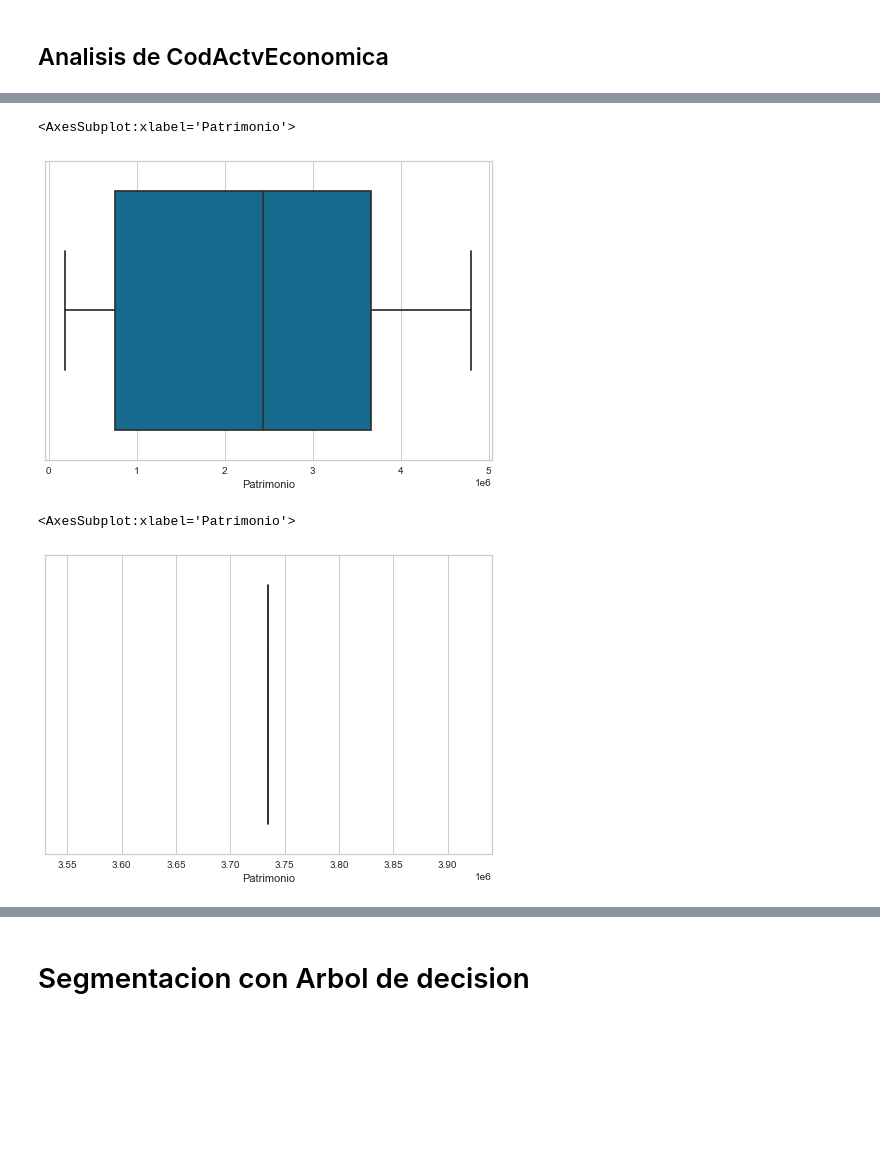
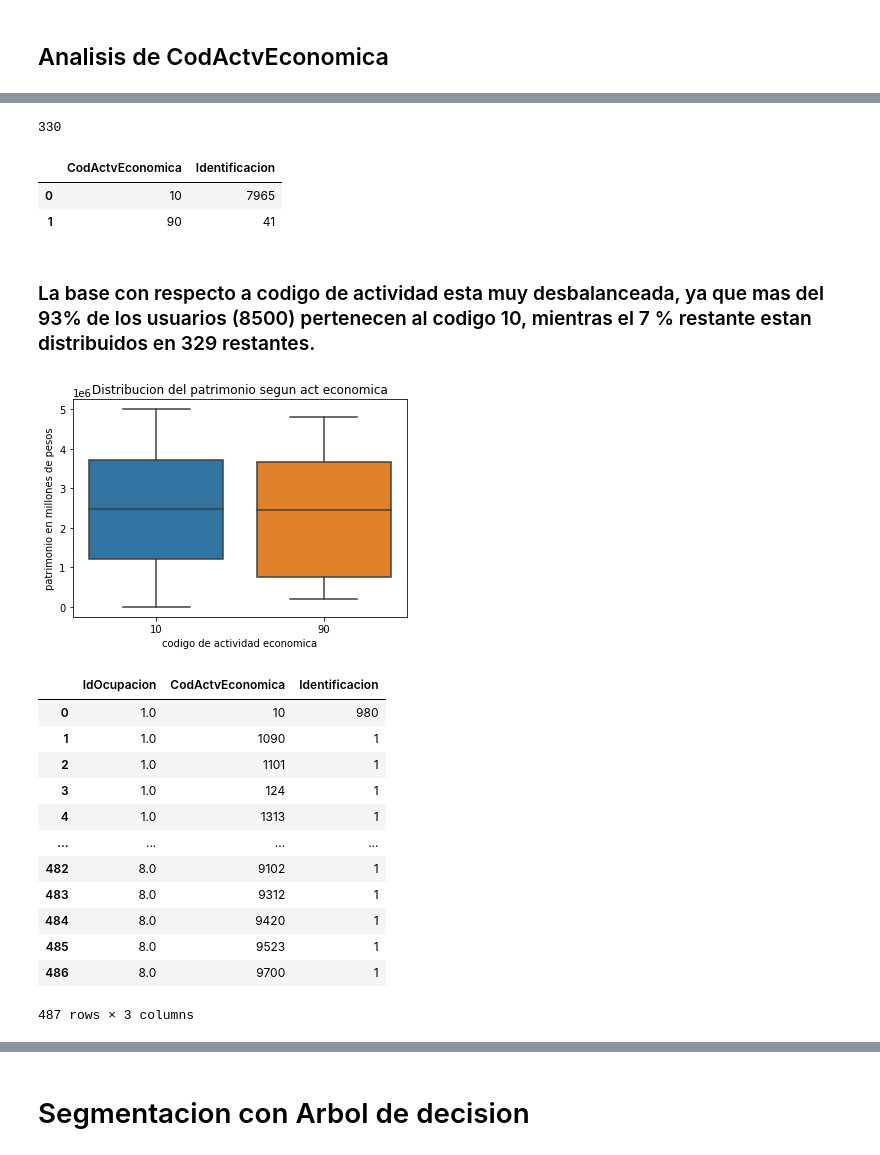
Before and after one commit to jcardozotsti/fase2talento4.0, a Jupyter notebook: Modelos de detección de LAFT.ipynb, the cells around one changed output, grey strips where cells are left out. Saved outputs shown, nothing was run; the diff lists cells and outputs as text; code cells hidden in the pictures; blank space fills up the shorter version.

```diff
--- a/Modelos de detección de LAFT.ipynb
+++ b/Modelos de detección de LAFT.ipynb
@@ -24,16 +99,13 @@ def clean_dataset(df):
 # %%
-df = pd.read_csv("C:/datos/trainml.csv")
-df = clean_dataset(df)
-df.TipoDoc=df.TipoDoc.apply(lambda x: "1" if x == 5 else "0").astype("category")
-df.CodActvEconomica=df.CodActvEconomica.astype("category")
-df.IdOcupacion =df.IdOcupacion.astype("category")
+df.CodActvEconomica=df.CodActvEconomica.astype("int").astype("str")
+df.IdOcupacion =df.IdOcupacion.astype("str")
 df.Patrimonio =df.Patrimonio.div(1000) #x10^3 (1K)
 df.Utilidad =df.Utilidad.div(1000) #x10^3 (1K)
 df.index = df.Identificacion
-#TODO convertir edad y genero de la cedula según registraduria
-df = df.loc[:,['TipoDoc', 'CodActvEconomica', 'IdOcupacion', 'Patrimonio', 'Utilidad']]
+df = df.loc[:,['CodActvEconomica', 'IdOcupacion', 'Patrimonio', 'Utilidad']]
 df.info()
 df.describe()
+df = df.reset_index()
 # %% [output]
 <class 'pandas.core.frame.DataFrame'>
 Float64Index: 8500 entries, 29384484.0 to 75180897.0
@@ -109,10 +127,39 @@ sb.boxplot((df.where(df['CodActvEconomica']==10)).Patrimonio)
-# %%
-sb.boxplot((df.where(df['CodActvEconomica']==90)).Patrimonio)
-# %% [output]
-<AxesSubplot:xlabel='Patrimonio'>
-[figure, removed]
-# %%
-sb.boxplot((df.where(df['CodActvEconomica']==3012)).Patrimonio)
-# %% [output]
-<AxesSubplot:xlabel='Patrimonio'>
-[figure, removed]
+# %%
+len(list_cod)
+# %% [output]
+330
+# %%
+dfAEc1090 = df[df.CodActvEconomica.isin(['10','90'])]
+a = dfAEc1090.groupby(['CodActvEconomica']).agg({'Identificacion':'count'}).reset_index()
+a[a.Identificacion>10]
+# %% [output]
+|  | CodActvEconomica | Identificacion |
+| 0 | 10 | 7965 |
+| 1 | 90 | 41 |
+# %% [markdown]
+### La base con respecto a codigo de actividad esta muy desbalanceada, ya que mas del 93% de los usuarios (8500) pertenecen al codigo 10, mientras el 7 % restante estan distribuidos en  329 restantes.
+# %%
+sb.boxplot(y='Patrimonio', x ='CodActvEconomica', data=dfAEc1090)
+plt.title('Distribucion del patrimonio segun act economica')
+plt.xlabel('codigo de actividad economica')
+plt.ylabel('patrimonio en millones de pesos')
+plt.show()
+# %% [output]
+[figure, added]
+# %%
+##test = df[df.CodActvEconomica == 10]
+df.groupby(['IdOcupacion','CodActvEconomica']).agg({'Identificacion':'count'}).reset_index()
+# %% [output]
+|  | IdOcupacion | CodActvEconomica | Identificacion |
+| 0 | 1.0 | 10 | 980 |
+| 1 | 1.0 | 1090 | 1 |
+| 2 | 1.0 | 1101 | 1 |
+| 3 | 1.0 | 124 | 1 |
+| 4 | 1.0 | 1313 | 1 |
+| ... | ... | ... | ... |
+| 482 | 8.0 | 9102 | 1 |
+| 483 | 8.0 | 9312 | 1 |
+| 484 | 8.0 | 9420 | 1 |
+| 485 | 8.0 | 9523 | 1 |
+| 486 | 8.0 | 9700 | 1 |
+487 rows × 3 columns
```
Also changed, not shown: parts of 81 cells of this notebook.
